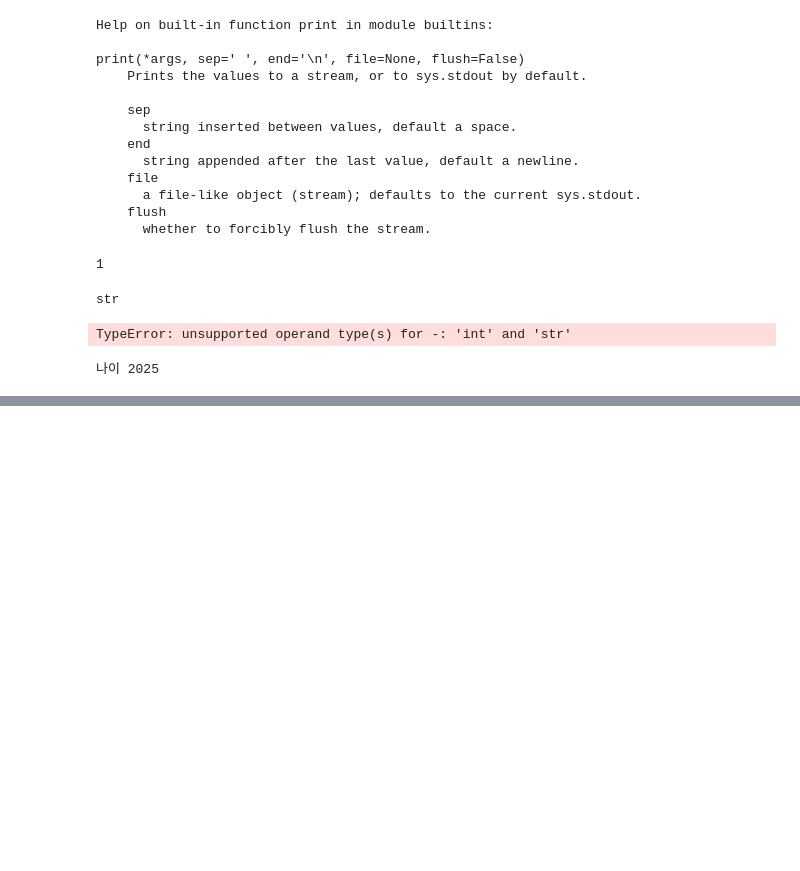
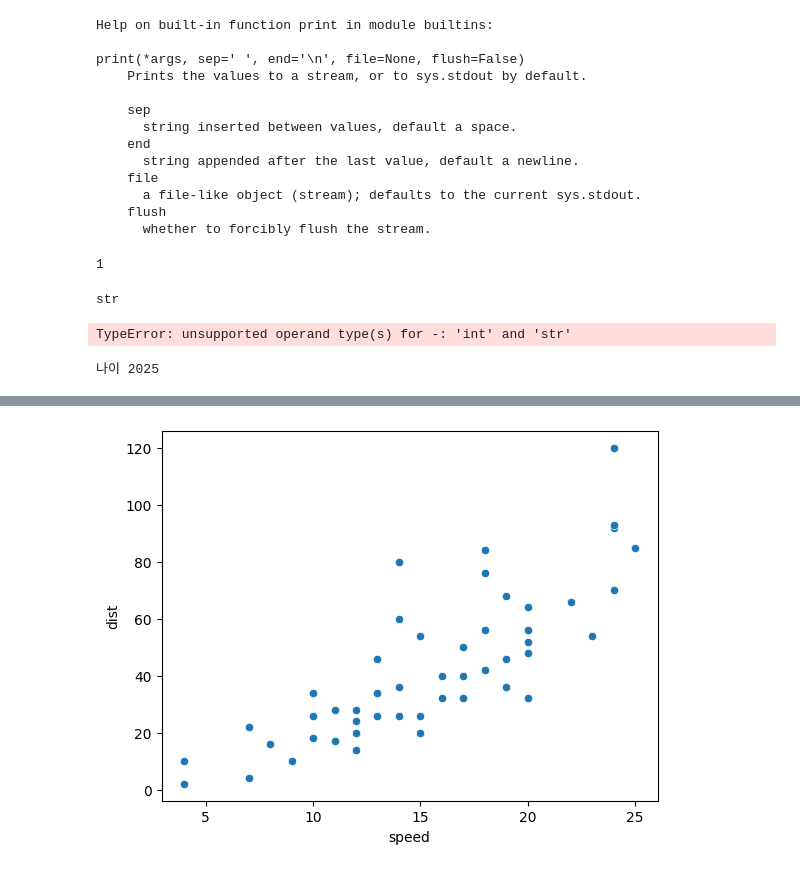
Before and after one commit to EunSeong-Jo/DMU, a Jupyter notebook: 1-freshman/2st-semester/데이터분석입문/0912.ipynb, the cells around one changed output, grey strips where cells are left out. Drawn from its saved outputs; the diff is of its cells as text; code cells hidden in the pictures; blank space fills up the shorter version.

```diff
--- a/1-freshman/2st-semester/데이터분석입문/0912.ipynb
+++ b/1-freshman/2st-semester/데이터분석입문/0912.ipynb
@@ -142,0 +218,7 @@ min(10)
+# %%
+import seaborn as sns
+
+sns.scatterplot(x = cars.speed, y = cars.dist)
+plt.show()
+# %% [output]
+[figure, added]
```
Also changed, not shown: parts of 50 cells of this notebook.
